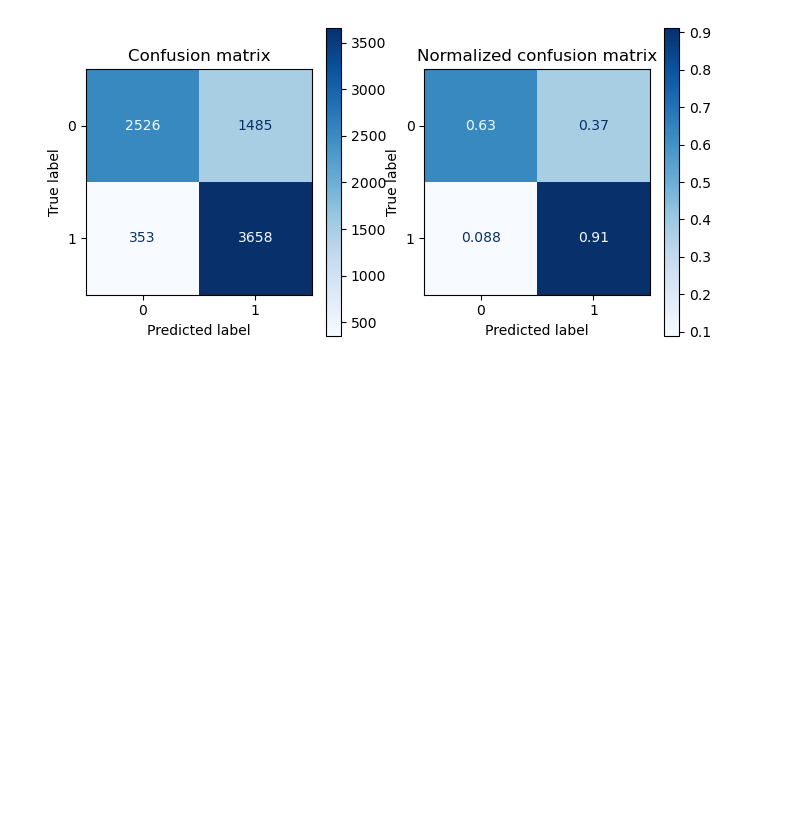
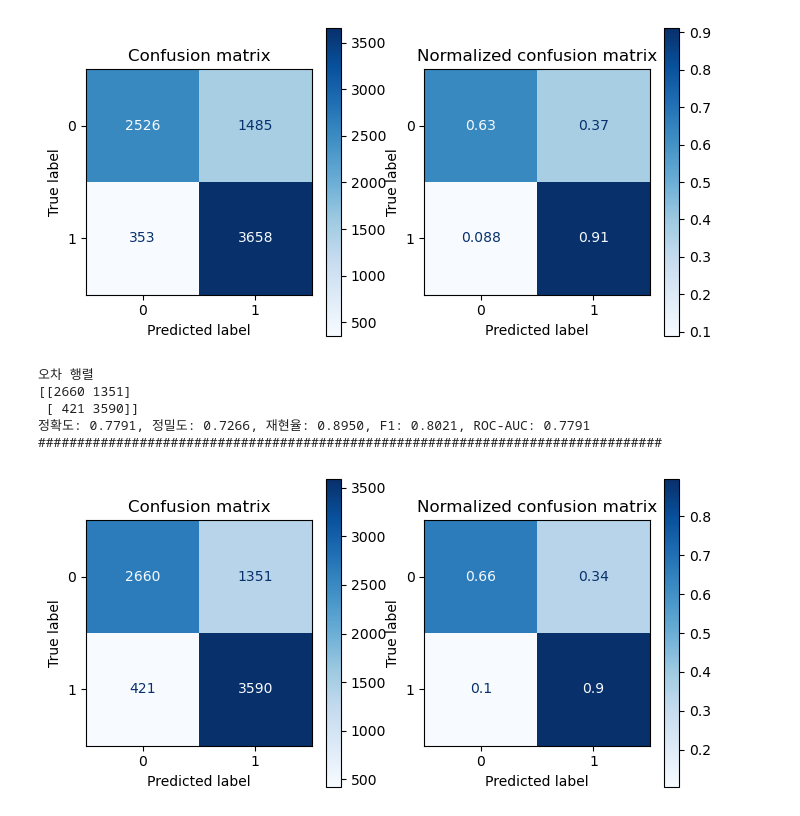
Before and after one commit to hyuncoding/ai_project, a Jupyter notebook: classification_project.ipynb, the cells around one changed output. Drawn from its saved outputs; the diff is of its cells as text; code cells hidden in the pictures; blank space fills up the shorter version.

```diff
--- a/classification_project.ipynb
+++ b/classification_project.ipynb
@@ -801,3 +801,23 @@ get_evaluation(y_test, custom_prediction, visualize=True)
 정확도: 0.7709, 정밀도: 0.7113, 재현율: 0.9120, F1: 0.7992, ROC-AUC: 0.7709
 ################################################################################
 [figure]
+# %%
+from sklearn.preprocessing import Binarizer
+
+threshold = 0.3221556886227545
+
+proba = dtc.predict_proba(X_test)
+prediction = dtc.predict(X_test)
+# %%
+custom_proba = proba[:, 1].reshape(-1, 1)
+binarizer = Binarizer(threshold=threshold).fit(custom_proba)
+custom_prediction = binarizer.transform(custom_proba)
+
+get_evaluation(y_test, custom_prediction, visualize=True)
+# %% [output]
+오차 행렬
+[[2660 1351]
+ [ 421 3590]]
+정확도: 0.7791, 정밀도: 0.7266, 재현율: 0.8950, F1: 0.8021, ROC-AUC: 0.7791
+################################################################################
+[figure, added]
```
Also changed, not shown: parts of 7 cells of this notebook, 18 other files.
